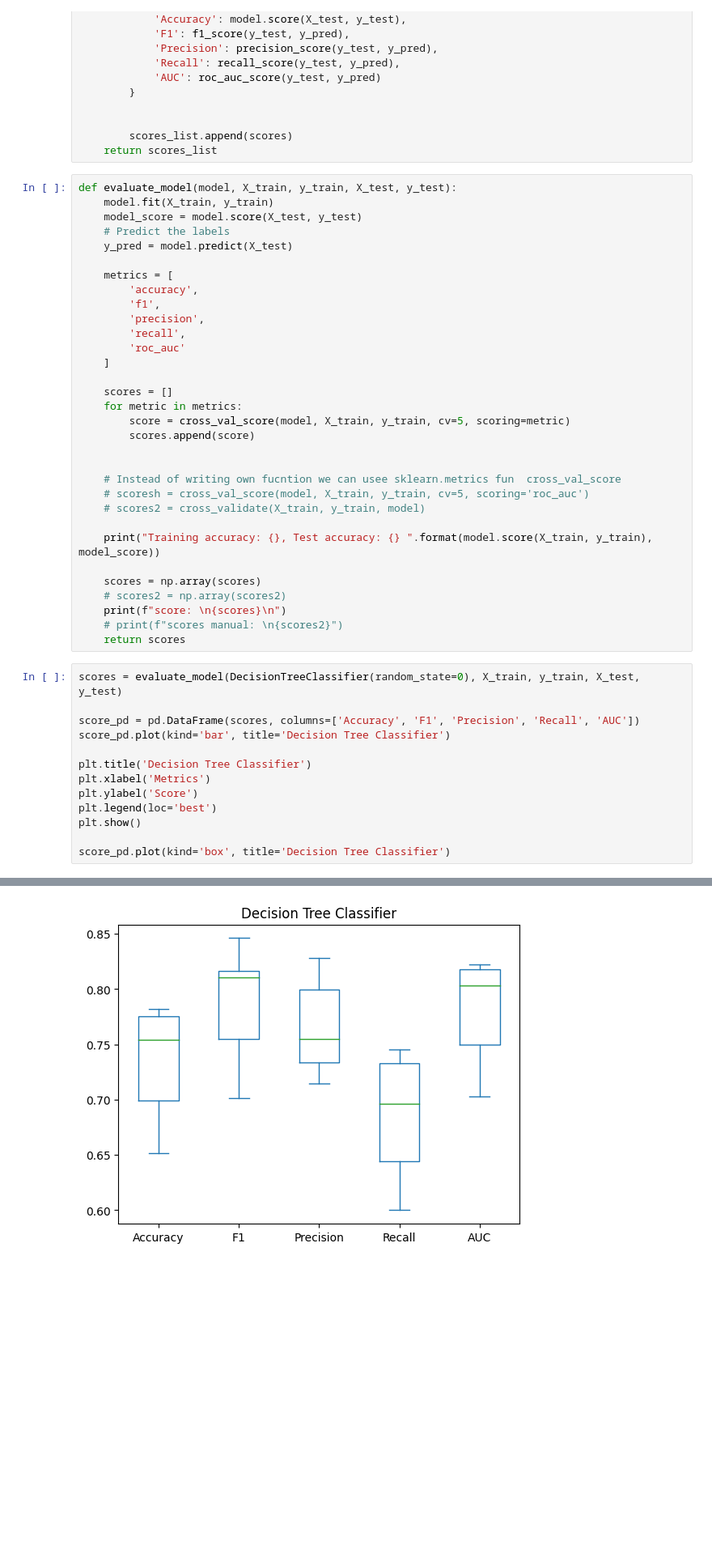
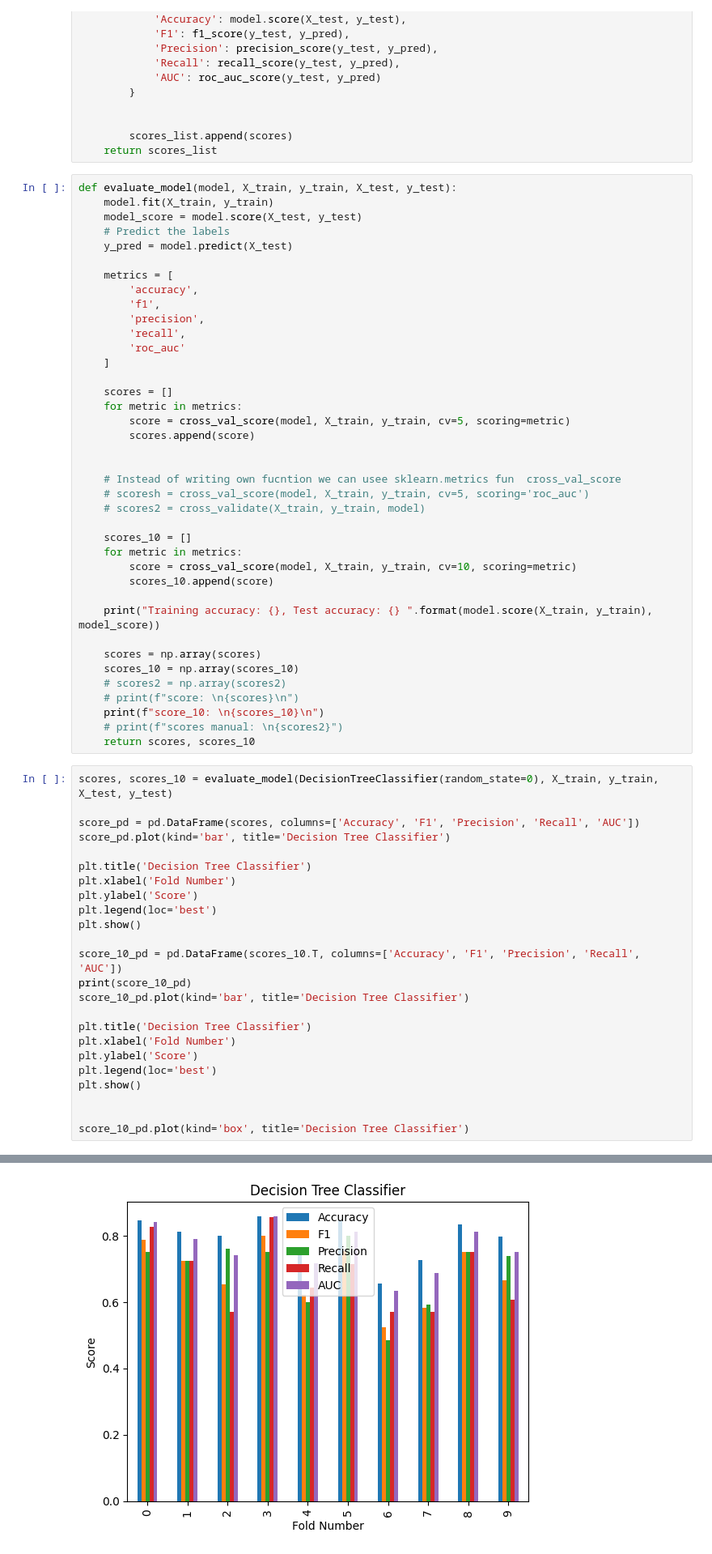
Before and after one commit to bl4ko/Biodegradability-of-Chemicals, a Jupyter notebook: Prediction.ipynb, the cells around one changed output, grey strips where cells are left out. Shown at 81% size. Drawn from its saved outputs; the diff is of its cells as text; blank space fills up the shorter version.

Commit message:
Added 10fold as well

```diff
--- a/Prediction.ipynb
+++ b/Prediction.ipynb
@@ -195,25 +195,43 @@ def evaluate_model(model, X_train, y_train, X_test, y_test):
     # scoresh = cross_val_score(model, X_train, y_train, cv=5, scoring='roc_auc')
     # scores2 = cross_validate(X_train, y_train, model)
 
+    scores_10 = []
+    for metric in metrics:
+        score = cross_val_score(model, X_train, y_train, cv=10, scoring=metric)
+        scores_10.append(score)
+
     print("Training accuracy: {}, Test accuracy: {} ".format(model.score(X_train, y_train), model_score))
 
     scores = np.array(scores)
+    scores_10 = np.array(scores_10)
     # scores2 = np.array(scores2)
-    print(f"score: \n{scores}\n")
+    # print(f"score: \n{scores}\n")
+    print(f"score_10: \n{scores_10}\n")
     # print(f"scores manual: \n{scores2}")
-    return scores
+    return scores, scores_10
 # %%
-scores = evaluate_model(DecisionTreeClassifier(random_state=0), X_train, y_train, X_test, y_test)
+scores, scores_10 = evaluate_model(DecisionTreeClassifier(random_state=0), X_train, y_train, X_test, y_test)
 
 score_pd = pd.DataFrame(scores, columns=['Accuracy', 'F1', 'Precision', 'Recall', 'AUC'])
 score_pd.plot(kind='bar', title='Decision Tree Classifier')
 
 plt.title('Decision Tree Classifier')
-plt.xlabel('Metrics')
+plt.xlabel('Fold Number')
 plt.ylabel('Score')
 plt.legend(loc='best')
 plt.show()
 
-score_pd.plot(kind='box', title='Decision Tree Classifier')
+score_10_pd = pd.DataFrame(scores_10.T, columns=['Accuracy', 'F1', 'Precision', 'Recall', 'AUC'])
+print(score_10_pd)
+score_10_pd.plot(kind='bar', title='Decision Tree Classifier')
+
+plt.title('Decision Tree Classifier')
+plt.xlabel('Fold Number')
+plt.ylabel('Score')
+plt.legend(loc='best')
+plt.show()
+
+
+score_10_pd.plot(kind='box', title='Decision Tree Classifier')
 # %% [output]
 Training accuracy: 1.0, Test accuracy: 0.8133971291866029
@@ -228 +261 @@ score:
-[figure, old version]
+[figure, new version]
```
Also changed, not shown: parts of 1 cell of this notebook.
